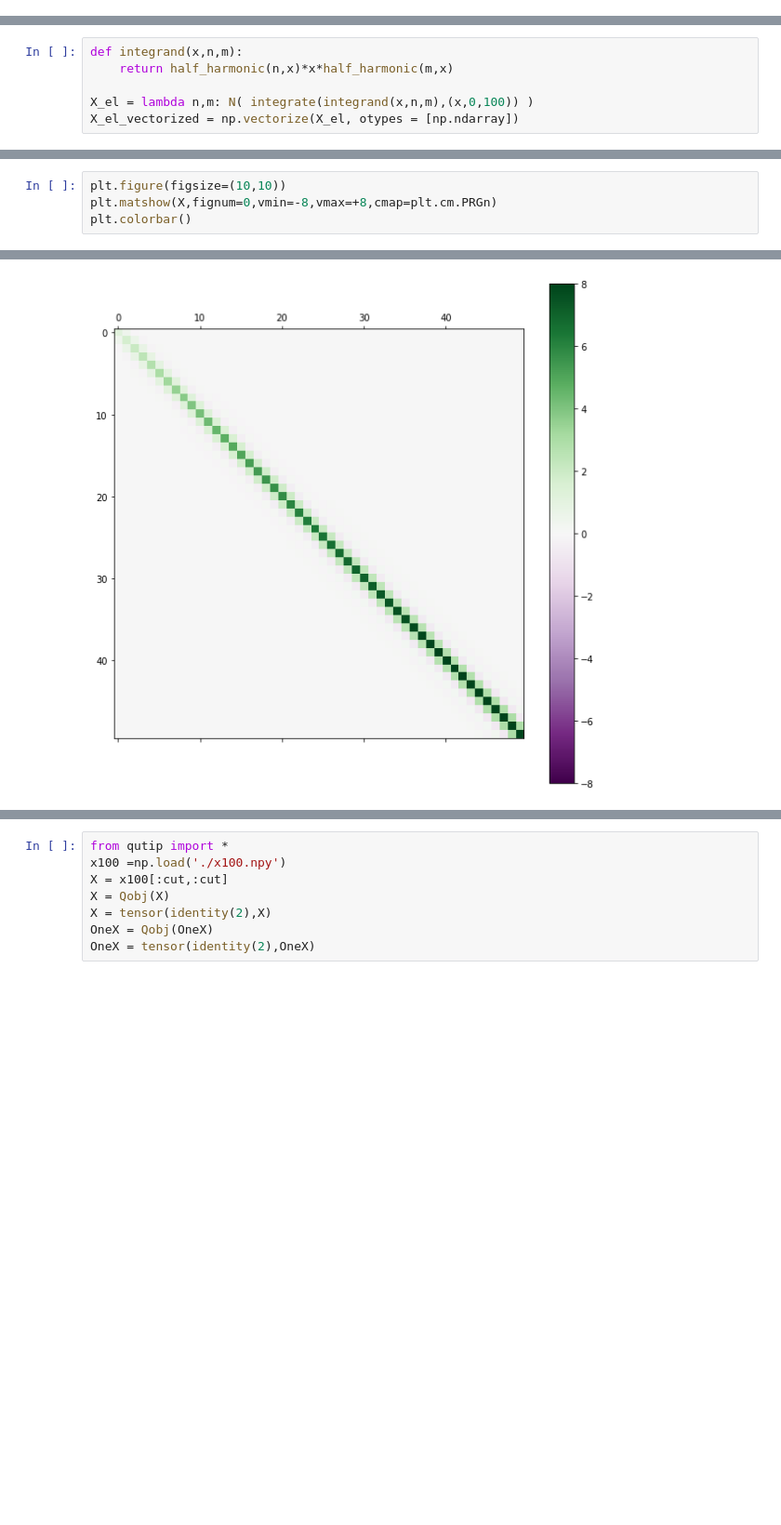
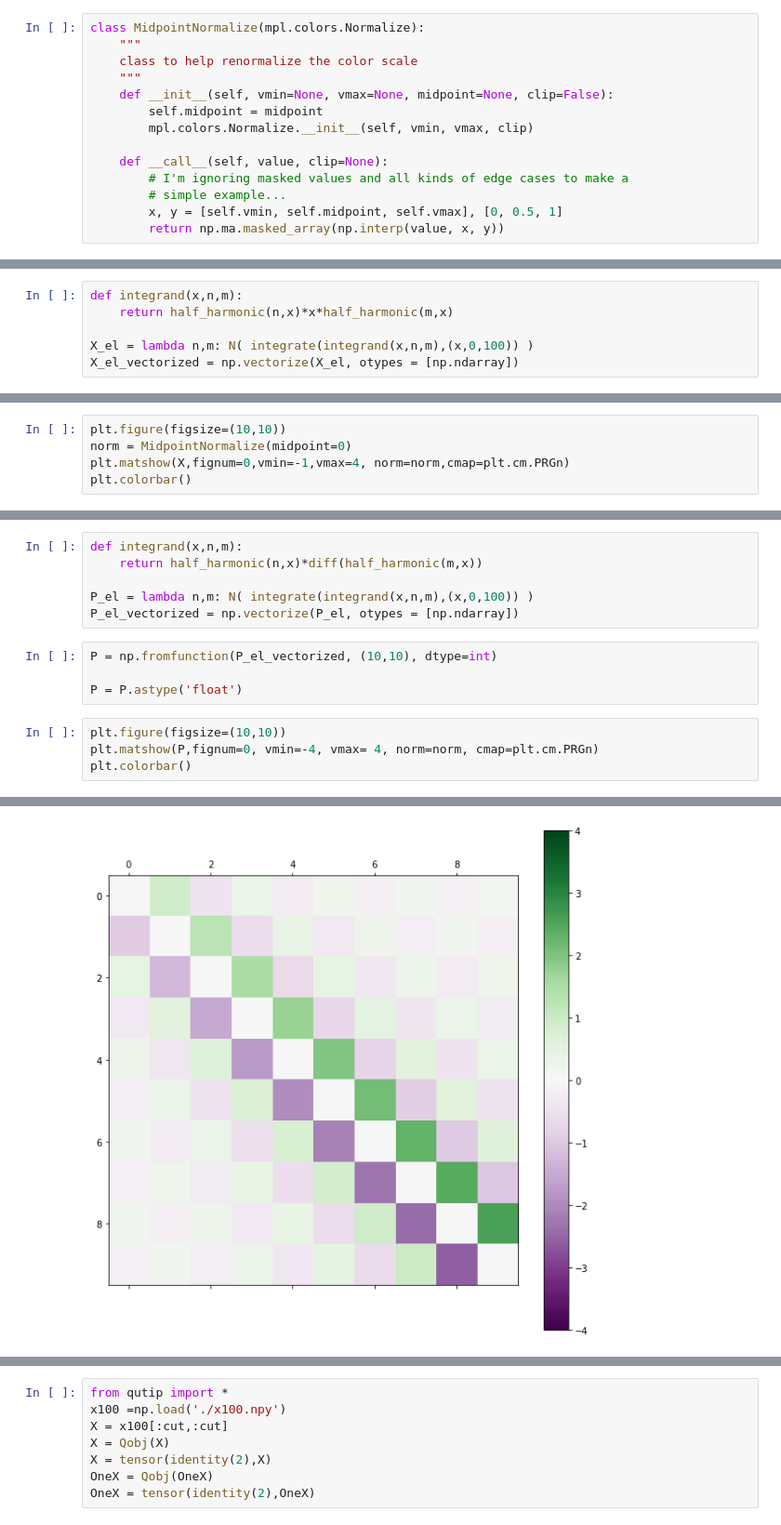
Before and after one commit to behnamgit/Q_Heat_Engine, a Jupyter notebook: Half_HO.ipynb, the cells around one changed output, grey strips where cells are left out. Shown at 93% size. Cells and saved outputs as stored; diff of their text form; blank space fills up the shorter version.

Commit message:
X and P matrix creater are made. colorbar normalized with midpoint added.

```diff
--- a/Half_HO.ipynb
+++ b/Half_HO.ipynb
@@ -10,6 +11,20 @@ import matplotlib.pyplot as plt
 from sympy.interactive import printing
 printing.init_printing(use_latex=True)
 from sympy.functions.special.polynomials import hermite
+# %%
+class MidpointNormalize(mpl.colors.Normalize):
+    """
+    class to help renormalize the color scale
+    """
+    def __init__(self, vmin=None, vmax=None, midpoint=None, clip=False):
+        self.midpoint = midpoint
+        mpl.colors.Normalize.__init__(self, vmin, vmax, clip)
+
+    def __call__(self, value, clip=None):
+        # I'm ignoring masked values and all kinds of edge cases to make a
+        # simple example...
+        x, y = [self.vmin, self.midpoint, self.vmax], [0, 0.5, 1]
+        return np.ma.masked_array(np.interp(value, x, y))
 # %%
 def half_harmonic(n,x):
     A = lambda n: root(1/pi,4)/sqrt(2**(2*n)*factorial(2*n+1))
@@ -62,0 +59,5 @@ ValueError: setting an array element with a sequence.
+# %%
+plt.figure(figsize=(10,10))
+norm = MidpointNormalize(midpoint=0)
+plt.matshow(X,fignum=0,vmin=-1,vmax=4, norm=norm,cmap=plt.cm.PRGn)
+plt.colorbar()
@@ -63,7 +67,17 @@ ValueError: setting an array element with a sequence.
+# %%
+def integrand(x,n,m):
+    return half_harmonic(n,x)*diff(half_harmonic(m,x))
+
+P_el = lambda n,m: N( integrate(integrand(x,n,m),(x,0,100)) )
+P_el_vectorized = np.vectorize(P_el, otypes = [np.ndarray])
+# %%
+P = np.fromfunction(P_el_vectorized, (10,10), dtype=int)
+
+P = P.astype('float')
 # %%
 plt.figure(figsize=(10,10))
-plt.matshow(X,fignum=0,vmin=-8,vmax=+8,cmap=plt.cm.PRGn)
+plt.matshow(P,fignum=0, vmin=-4, vmax= 4, norm=norm, cmap=plt.cm.PRGn)
 plt.colorbar()
 # %% [output]
 <matplotlib.colorbar.Colorbar at 0x...>
-[figure, old version]
+[figure, new version]
```
Also changed, not shown: parts of 8 cells of this notebook.
